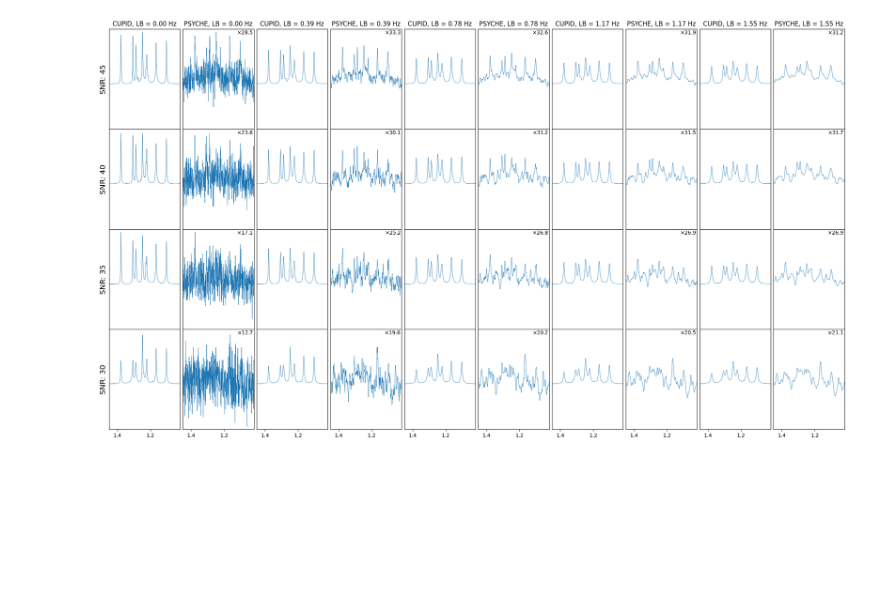
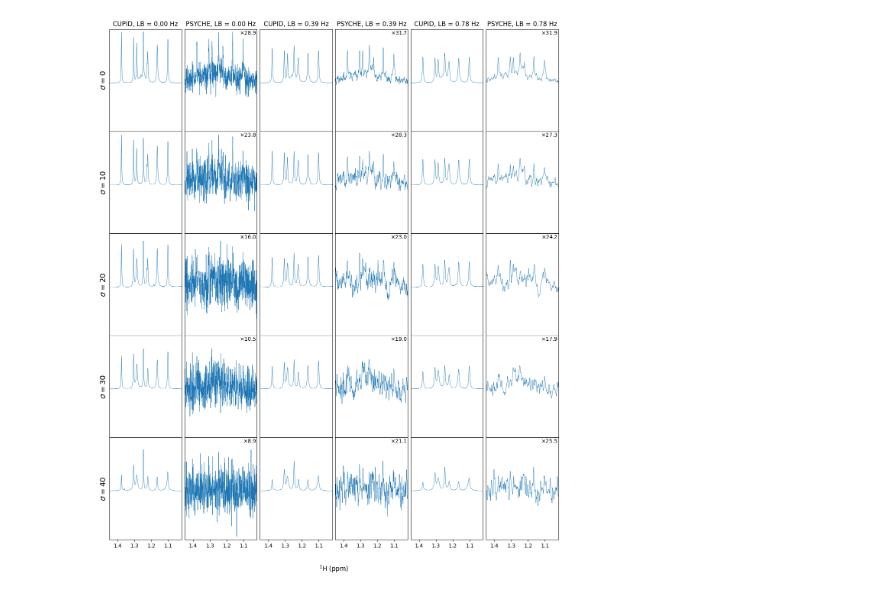
Before and after one commit to foroozandehgroup/cupid-data, a Jupyter notebook: code/reviewer-1/estradiol-noise-tolerance/estradiol-noise-tolerance.ipynb, the cells around one changed output. Cells and saved outputs as stored; diff of their text form; code cells hidden in the pictures; blank space fills up the shorter version.

Commit message:
Fininshed estradiol noise tolerance notebook.

```diff
--- a/code/reviewer-1/estradiol-noise-tolerance/estradiol-noise-tolerance.ipynb
+++ b/code/reviewer-1/estradiol-noise-tolerance/estradiol-noise-tolerance.ipynb
@@ -237,14 +191,20 @@ psyche_dir = root / "data" / "estradiol" / "2"
 psyche_estimator_dir = output_dir / "psyche_estimators"
 psyche_estimator_dir.mkdir(parents=True, exist_ok=True)
 
-psyche_estimator_path_tmpl = str(psyche_estimator_dir / "estimator_{}dB.pkl")
-all_psyche_paths = [Path(psyche_estimator_path_tmpl.format(snr)) for snr in snrs]
+psyche_estimator_path_tmpl = str(psyche_estimator_dir / "estimator_{}.pkl")
+
+def get_psyche_estimator_path(stdev):
+    if stdev == 0:
+        return Path(psyche_estimator_path_tmpl.format("base"))
+    return Path(psyche_estimator_path_tmpl.format(stdev))
+
+all_psyche_paths = [get_psyche_estimator_path(stdev) for stdev in stdevs]
 
 if all([path.is_file() for path in all_psyche_paths]):
     psyche_estimators = {}
-    for snr, path in zip(snrs, all_psyche_paths):
+    for stdev , path in zip(stdevs, all_psyche_paths):
         estimator = ne.Estimator1D.from_pickle(path)
-        psyche_estimators[snr] = estimator
+        psyche_estimators[stdev] = estimator
 else:
     psyche_ds = BrukerDataset(psyche_dir)
     ser = psyche_ds.data
@@ -269,11 +229,11 @@ else:
     psyche_estimator_base = ne.Estimator1D(psyche_fid_base, deepcopy(expinfo_psyche))
 
     psyche_estimators = {}
-    for snr in snrs:
+    for stdev in stdevs:
         ser_noisy = deepcopy(ser)
-        add_noise(ser_noisy, snr)
+        add_noise(ser_noisy, stdev)
         psyche_fid = process_psyche(ser_noisy, sw1, sw2)
-        path = Path(psyche_estimator_path_tmpl.format(snr))
+        path = get_psyche_estimator_path(stdev)
         psyche_estimator = ne.Estimator1D(psyche_fid, deepcopy(expinfo_psyche))
         psyche_estimator.to_pickle(path)
-        psyche_estimators[snr] = dict(path=path, obj=psyche_estimator)
+        psyche_estimators[stdev] = psyche_estimator
@@ -285,11 +248,12 @@ Saved file ../../../code/reviewer-1/estradiol-noise-tolerance/output/psyche_esti
 # %%
-lbs = [0.0, 4.0, 8.0, 12.0, 16.0]
+lbs = [0.0, 4.0, 8.0]
 n_lbs = len(lbs)
+n_stdevs = len(stdevs)
 
 fig, axs = plt.subplots(
-    nrows=4,
+    nrows=n_stdevs,
     ncols=2 * n_lbs,
-    figsize=(4.0 * n_lbs, 12.0),
+    figsize=(4.0 * n_lbs, 3.0 * n_stdevs),
     gridspec_kw=dict(
         left=0.01,
         right=0.99,
@@ -311,43 +275,44 @@ for ax_row in axs:
         ax.set_xticks(xticks)
         ax.set_ylim(ylim)
 
-fig.text
 
 left_idx = np.searchsorted(-shifts, -left, side='right')
 right_idx = np.searchsorted(-shifts, -right, side='left')
 shifts_slice = shifts[left_idx : right_idx + 1]
 ymin, ymax = 0.0, 0.0
-for ax_row, snr in enumerate(snrs):
-    cupid_estimator = estimators[snr]["obj"]
+for ax_row, stdev in enumerate(stdevs):
+    cupid_estimator = estimators[stdev]
     cupid_fid = cupid_estimator.cupid_signal()
-    psyche_estimator = psyche_estimators[snr]["obj"]
+    psyche_estimator = psyche_estimators[stdev]
     psyche_fid = deepcopy(psyche_estimator._data)
     for i, lb in enumerate(lbs):
         cupid_spectrum = process_1d(deepcopy(cupid_fid), lb=lb)[left_idx : right_idx + 1]
         psyche_spectrum = process_1d(deepcopy(psyche_fid), lb=lb, p0_p1=psyche_phase)[left_idx : right_idx + 1]
         cupid_max, cupid_min = np.max(cupid_spectrum), np.min(cupid_spectrum)
         psyche_max, psyche_min = np.max(psyche_spectrum), np.min(psyche_spectrum)
         scale = cupid_max / psyche_max
         psyche_spectrum *= scale
         if (mx := max(cupid_max, scale * psyche_max)) > ymax:
             ymax = mx
         if (mn := min(cupid_min, scale * psyche_min)) < ymin:
             ymin = mn
         cupid_ax = axs[ax_row, 2 * i]
         psyche_ax = axs[ax_row, 2 * i + 1]
         cupid_ax.plot(shifts_slice, cupid_spectrum)
         psyche_ax.plot(shifts_slice, psyche_spectrum)
         psyche_ax.text(0.99, 0.99, "$\\times {:.1f}$".format(scale), ha="right", va="top", transform=psyche_ax.transAxes)
         if ax_row == 0:
-            lb_hz = (lb * cupid_estimator.sw()[1]) / (np.pi * (shifts.size - 1))
+            lb_hz = (lb * cupid_estimator.sw()[1]) / (np.pi * (zf_pts - 1))
             cupid_ax.set_title("CUPID, LB = {:.2f} Hz".format(lb_hz))
             psyche_ax.set_title("PSYCHE, LB = {:.2f} Hz".format(lb_hz))
         if i == 0:
-            cupid_ax.set_ylabel("SNR: {:.0f}".format(snr), fontsize="x-large")
+            cupid_ax.set_ylabel("$\\sigma = {}$".format(stdev), fontsize="x-large")
 
 ypad = 0.03 * (ymax - ymin)
 for ax in axs.flatten():
     ax.set_ylim(ymin - ypad, ymax + ypad)
     ax.set_yticks([])
+
+fig.text(0.5, 0.005, "$^{1}$H (ppm)", ha="center", fontsize="large");
 # %% [output]
-[figure, old version]
+[figure, new version]
```
Also changed, not shown: parts of 23 cells of this notebook, 18 other files.
